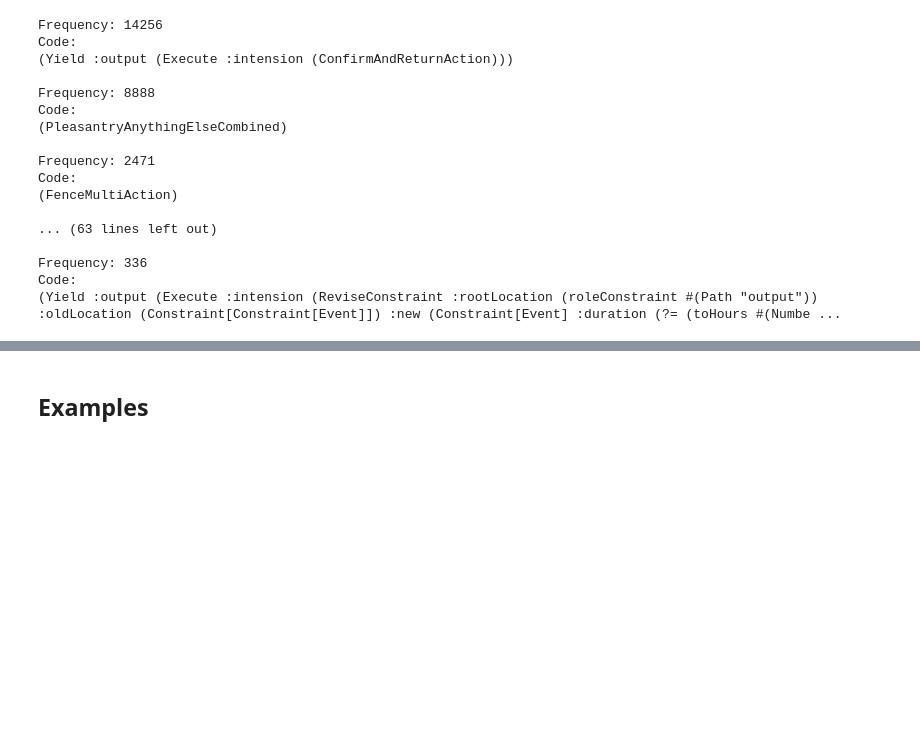
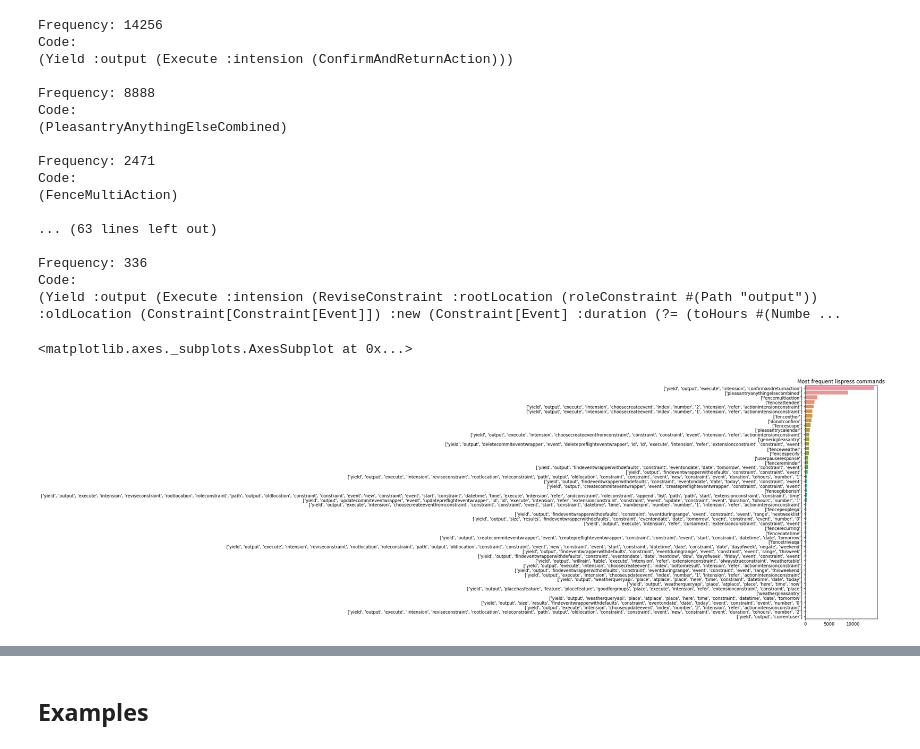
Before and after one commit to Balazska/DaDTeam, a Jupyter notebook: DaDTeam_milestone_I.ipynb, the cells around one changed output, grey strips where cells are left out. Drawn from its saved outputs; the diff is of its cells as text; code cells hidden in the pictures; blank space fills up the shorter version.

```diff
--- a/DaDTeam_milestone_I.ipynb
+++ b/DaDTeam_milestone_I.ipynb
@@ -374,3 +412,13 @@ Code:
 Frequency: 336
 Code:
 (Yield :output (Execute :intension (ReviseConstraint :rootLocation (roleConstraint #(Path "output")) :oldLocation (Constraint[Constraint[Event]]) :new (Constraint[Event] :duration (?= (toHours #(Numbe ...
+# %%
+lispress_tokens = [str(turn['lispress_tokens_readable']) for dialog in train for turn in dialog['turns']]
+lispress_tokens_freq = calculate_freq_list(lispress_tokens)
+
+plt.figure(figsize=(3,10))
+plt.title("Most frequent lispress commands")
+sns.barplot(x=list(lispress_tokens_freq.values())[:50], y=list(lispress_tokens_freq.keys())[:50], orient="h")
+# %% [output]
+<matplotlib.axes._subplots.AxesSubplot at 0x...>
+[figure, added]
```
Also changed, not shown: parts of 36 cells of this notebook, 1 other file.
